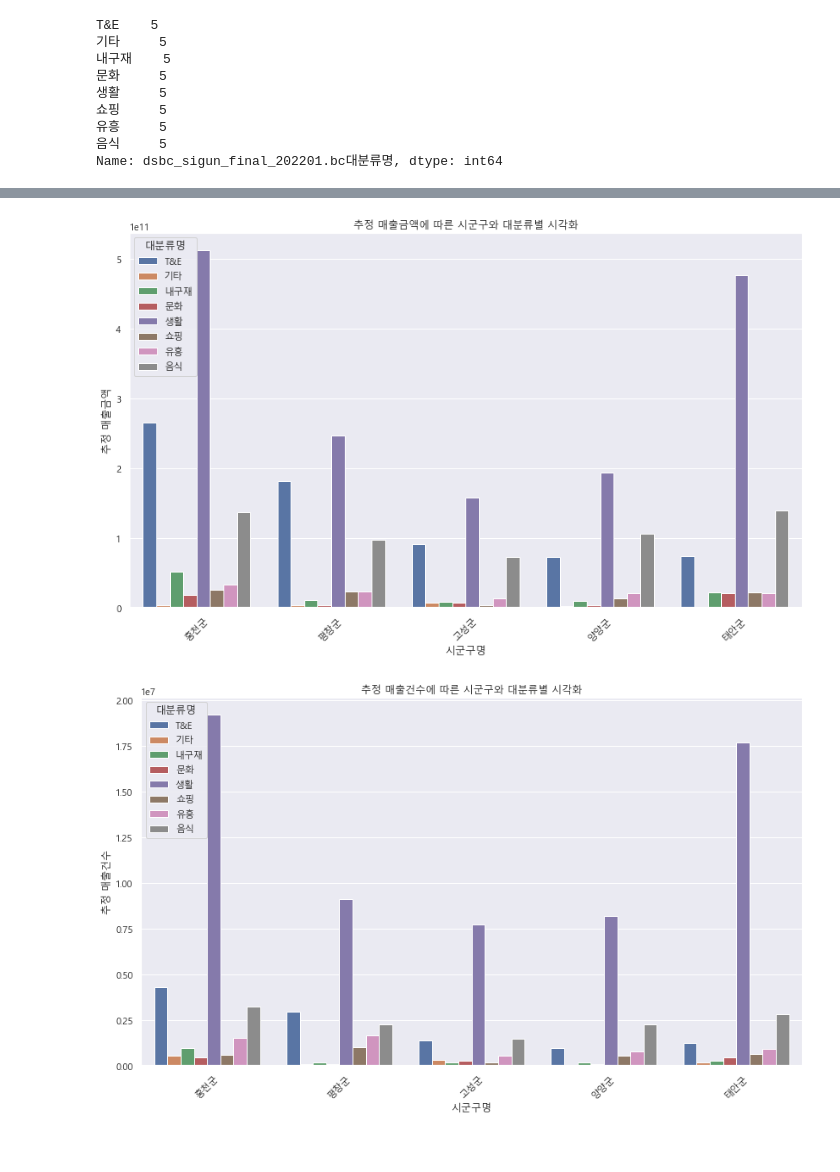
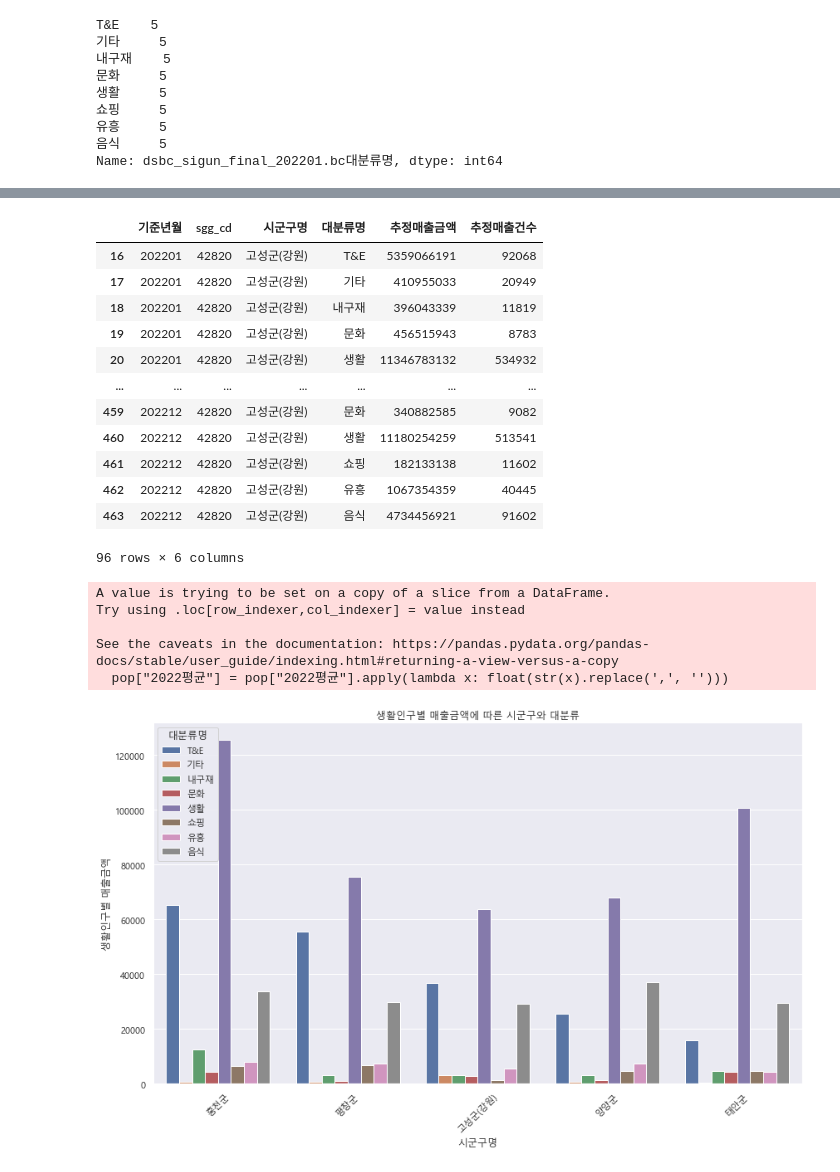
Before and after one commit to won4513/data_analytics, a Jupyter notebook: nabis/신용카드 데이터(관광지).ipynb, the cells around one changed output, grey strips where cells are left out. Saved outputs shown, nothing was run; the diff lists cells and outputs as text; code cells hidden in the pictures.

```diff
--- a/nabis/신용카드 데이터(관광지).ipynb
+++ b/nabis/신용카드 데이터(관광지).ipynb
@@ -103,0 +124,16 @@ new=new.drop('Unnamed: 0',axis=1)
+# %%
+new[new["시군구명"]=="고성군(강원)"]
+# %% [output]
+|  | 기준년월 | sgg_cd | 시군구명 | 대분류명 | 추정매출금액 | 추정매출건수 |
+| 16 | 202201 | 42820 | 고성군(강원) | T&E | 5359066191 | 92068 |
+| 17 | 202201 | 42820 | 고성군(강원) | 기타 | 410955033 | 20949 |
+| 18 | 202201 | 42820 | 고성군(강원) | 내구재 | 396043339 | 11819 |
+| 19 | 202201 | 42820 | 고성군(강원) | 문화 | 456515943 | 8783 |
+| 20 | 202201 | 42820 | 고성군(강원) | 생활 | 11346783132 | 534932 |
+| ... | ... | ... | ... | ... | ... | ... |
+| 459 | 202212 | 42820 | 고성군(강원) | 문화 | 340882585 | 9082 |
+| 460 | 202212 | 42820 | 고성군(강원) | 생활 | 11180254259 | 513541 |
+| 461 | 202212 | 42820 | 고성군(강원) | 쇼핑 | 182133138 | 11602 |
+| 462 | 202212 | 42820 | 고성군(강원) | 유흥 | 1067354359 | 40445 |
+| 463 | 202212 | 42820 | 고성군(강원) | 음식 | 4734456921 | 91602 |
+96 rows × 6 columns
@@ -104,35 +144,44 @@ new=new.drop('Unnamed: 0',axis=1)
+# %%
+pop["2022평균"] = pop["2022평균"].apply(lambda x: float(str(x).replace(',', '')))
+# %% [output]
+A value is trying to be set on a copy of a slice from a DataFrame.
+Try using .loc[row_indexer,col_indexer] = value instead
+
+See the caveats in the documentation: https://pandas.pydata.org/pandas-docs/stable/user_guide/indexing.html#returning-a-view-versus-a-copy
+  pop["2022평균"] = pop["2022평균"].apply(lambda x: float(str(x).replace(',', '')))
+# %%
+columns_to_process = new.columns[4:5]  # 첫 번째 열,두번째열
+
+for column in columns_to_process:
+    new[column] = new[column].apply(lambda x: int(str(x).replace(',', '')))
 # %%
 df_grouped = new.groupby([ 'sgg_cd', '시군구명', '대분류명']).sum().reset_index()
 # %%
 df=df_grouped.drop(["sgg_cd","기준년월"],axis=1)
+# %%
+merged_df = pd.merge(df, pop, left_on='시군구명', right_on='행정구역', how='left')
+# %%
+merged_df["생활인구별 매출금액"]=merged_df["추정매출금액"]/merged_df["2022평균"]
+# %%
+merged_df["생활인구별 매출건수"]=merged_df["추정매출건수"]/merged_df["2022평균"]
 # %%
 import matplotlib.pyplot as plt
 import seaborn as sns
 
 plt.rc('font', family='Malgun Gothic')
 sns.set(font="Malgun Gothic",#"NanumGothicCoding",
         rc={"axes.unicode_minus":False}, # 마이너스 부호 깨짐 현상 해결
         style='darkgrid')
 # 데이터를 데이터프레임으로 변환합니다. (주어진 데이터를 변수 df에 저장한다고 가정합니다.)
 # 위의 데이터를 사용하여 데이터프레임을 생성합니다.
 
 # 시군구와 대분류별 추정 매출금액을 시각화합니다.
 plt.figure(figsize=(14, 8))
-sns.barplot(x="시군구명", y="추정매출금액", hue="대분류명", data=df, ci=None)
-plt.title("추정 매출금액에 따른 시군구와 대분류별 시각화")
+sns.barplot(x="시군구명", y="생활인구별 매출금액", hue="대분류명", data=merged_df, ci=None)
+plt.title("생활인구별 매출금액에 따른 시군구와 대분류")
 plt.xlabel("시군구명")
-plt.ylabel("추정 매출금액")
+plt.ylabel("생활인구별 매출금액")
 plt.xticks(rotation=45)
 plt.show()
-
-# 시군구와 대분류별 추정 매출건수를 시각화합니다.
-plt.figure(figsize=(14, 8))
-sns.barplot(x="시군구명", y="추정매출건수", hue="대분류명", data=df, ci=None)
-plt.title("추정 매출건수에 따른 시군구와 대분류별 시각화")
-plt.xlabel("시군구명")
-plt.ylabel("추정 매출건수")
-plt.xticks(rotation=45)
-plt.show()
 # %% [output]
-[figure, old version]
+[figure, new version]
-[figure, removed]
```
Also changed, not shown: parts of 6 cells of this notebook, 1 other file.
